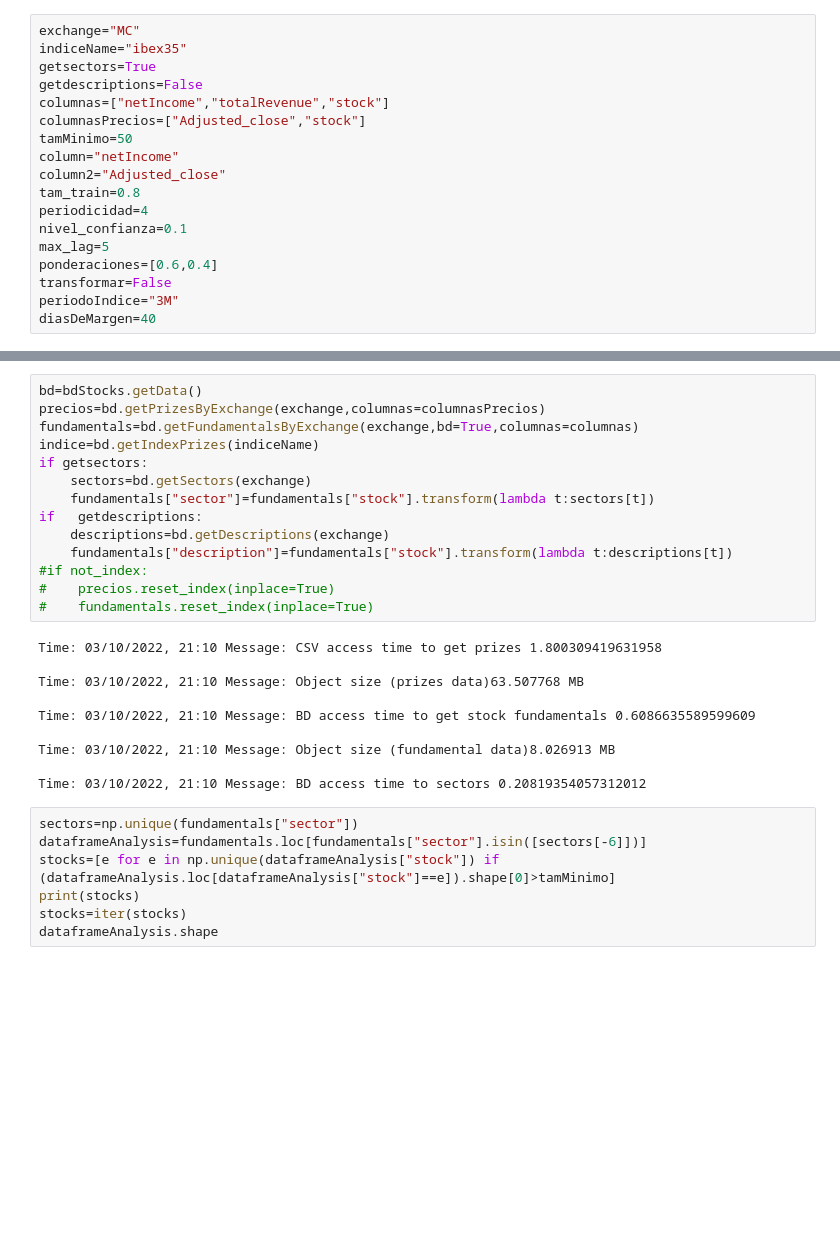
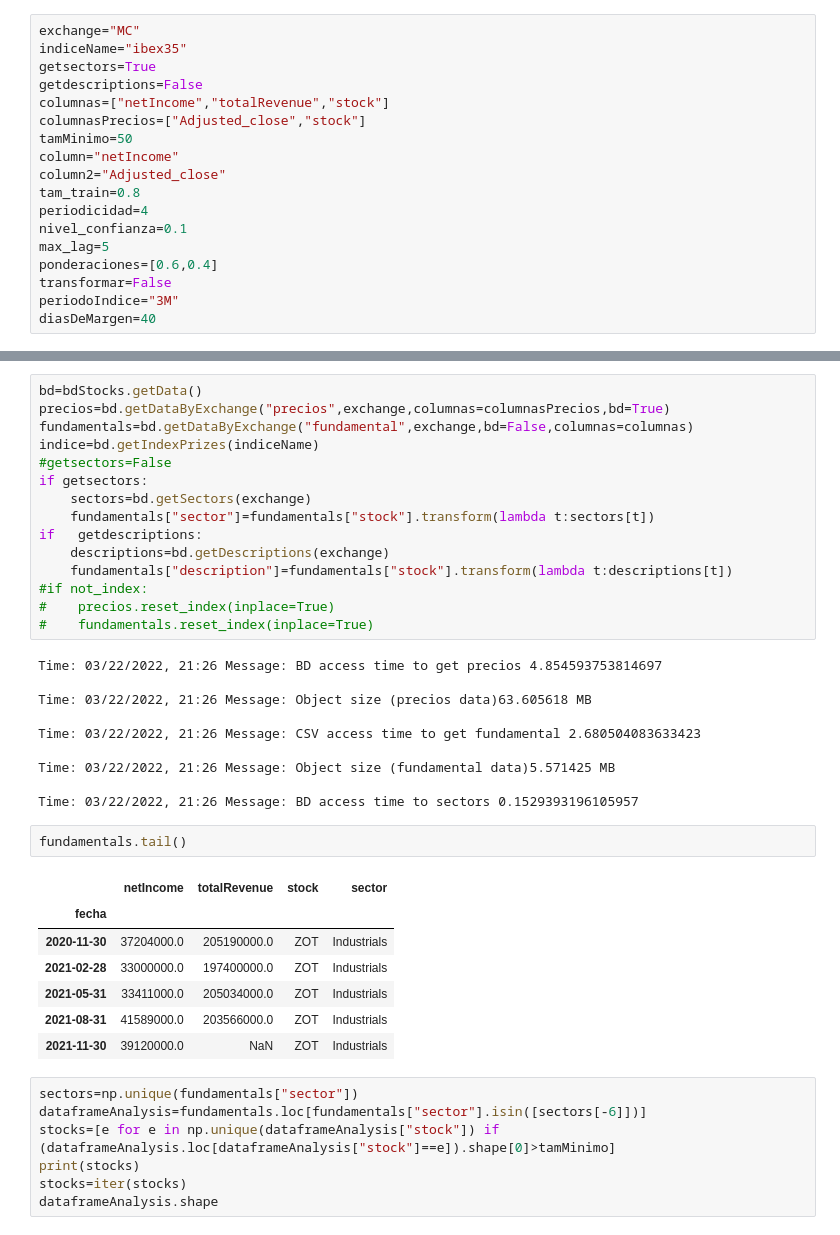
Before and after one commit to webclinic017/marketAnalyzer, a Jupyter notebook: analyzer/notebooks/ARIMA_Models.ipynb, the cells around one changed output, grey strips where cells are left out. Drawn from its saved outputs; the diff is of its cells as text; blank space fills up the shorter version.

```diff
--- a/analyzer/notebooks/ARIMA_Models.ipynb
+++ b/analyzer/notebooks/ARIMA_Models.ipynb
@@ -118,8 +118,9 @@ def crearYProbarModelo(serie_train,serie_test,ordenes=None,ordenesSeason=None,di
 # %%
 bd=bdStocks.getData()
-precios=bd.getPrizesByExchange(exchange,columnas=columnasPrecios)
-fundamentals=bd.getFundamentalsByExchange(exchange,bd=True,columnas=columnas)
+precios=bd.getDataByExchange("precios",exchange,columnas=columnasPrecios,bd=True)
+fundamentals=bd.getDataByExchange("fundamental",exchange,bd=False,columnas=columnas)
 indice=bd.getIndexPrizes(indiceName)
+#getsectors=False
 if getsectors:
     sectors=bd.getSectors(exchange)
     fundamentals["sector"]=fundamentals["stock"].transform(lambda t:sectors[t])
@@ -130,15 +131,25 @@ if   getdescriptions:
 #    precios.reset_index(inplace=True)
 #    fundamentals.reset_index(inplace=True)
 # %% [output]
-Time: 03/10/2022, 21:10 Message: CSV access time to get prizes 1.800309419631958
+Time: 03/22/2022, 21:26 Message: BD access time to get precios 4.854593753814697
 
-Time: 03/10/2022, 21:10 Message: Object size (prizes data)63.507768 MB
+Time: 03/22/2022, 21:26 Message: Object size (precios data)63.605618 MB
 
-Time: 03/10/2022, 21:10 Message: BD access time to get stock fundamentals 0.6086635589599609
+Time: 03/22/2022, 21:26 Message: CSV access time to get fundamental 2.680504083633423
 
-Time: 03/10/2022, 21:10 Message: Object size (fundamental data)8.026913 MB
+Time: 03/22/2022, 21:26 Message: Object size (fundamental data)5.571425 MB
 
-Time: 03/10/2022, 21:10 Message: BD access time to sectors 0.20819354057312012
+Time: 03/22/2022, 21:26 Message: BD access time to sectors 0.1529393196105957
+# %%
+fundamentals.tail()
+# %% [output]
+|  | netIncome | totalRevenue | stock | sector |
+| fecha |  |  |  |  |
+| 2020-11-30 | 37204000.0 | 205190000.0 | ZOT | Industrials |
+| 2021-02-28 | 33000000.0 | 197400000.0 | ZOT | Industrials |
+| 2021-05-31 | 33411000.0 | 205034000.0 | ZOT | Industrials |
+| 2021-08-31 | 41589000.0 | 203566000.0 | ZOT | Industrials |
+| 2021-11-30 | 39120000.0 | NaN | ZOT | Industrials |
 # %%
 sectors=np.unique(fundamentals["sector"])
 dataframeAnalysis=fundamentals.loc[fundamentals["sector"].isin([sectors[-6]])]
```
Also changed, not shown: parts of 10 cells of this notebook, 19 other files.
